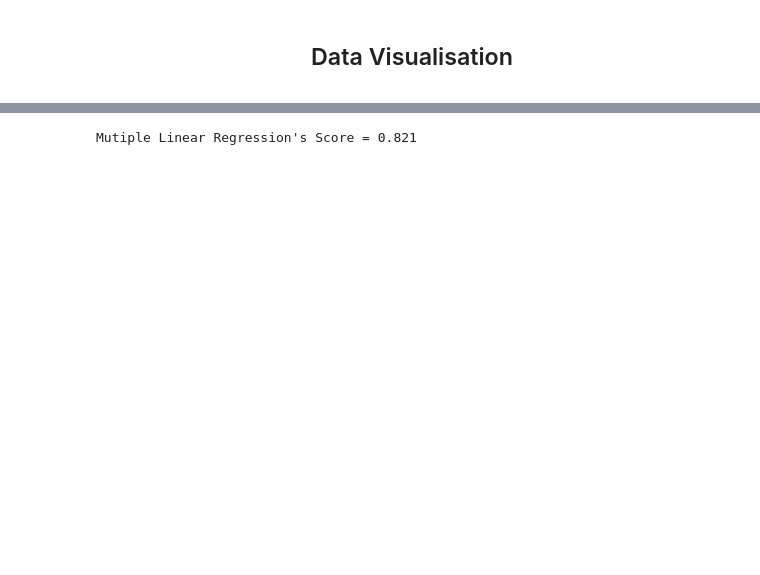
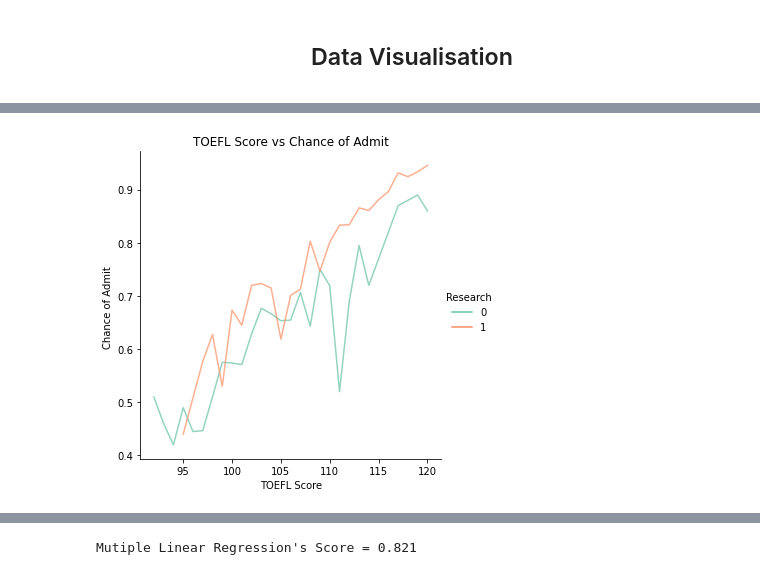
Before and after one commit to IBM-EPBL/IBM-Project-38189-1660374589, a Jupyter notebook: Final Deliverables/University Admission Prediction.ipynb, the cells around one changed output, grey strips where cells are left out. Cells and saved outputs as stored; diff of their text form; code cells hidden in the pictures; blank space fills up the shorter version.

```diff
--- a/Final Deliverables/University Admission Prediction.ipynb
+++ b/Final Deliverables/University Admission Prediction.ipynb
@@ -213,0 +156,7 @@ sns.relplot(x="GRE Score",y="CGPA",data=data)
+# %%
+sns.relplot(data=data,x="TOEFL Score",y="Chance of Admit ",hue="Research",
+            palette="Set2",alpha=0.7,kind="line",ci=None)
+plt.title("TOEFL Score vs Chance of Admit")
+plt.show()
+# %% [output]
+[figure, added]
```
Also changed, not shown: parts of 53 cells of this notebook, 1 other file.
